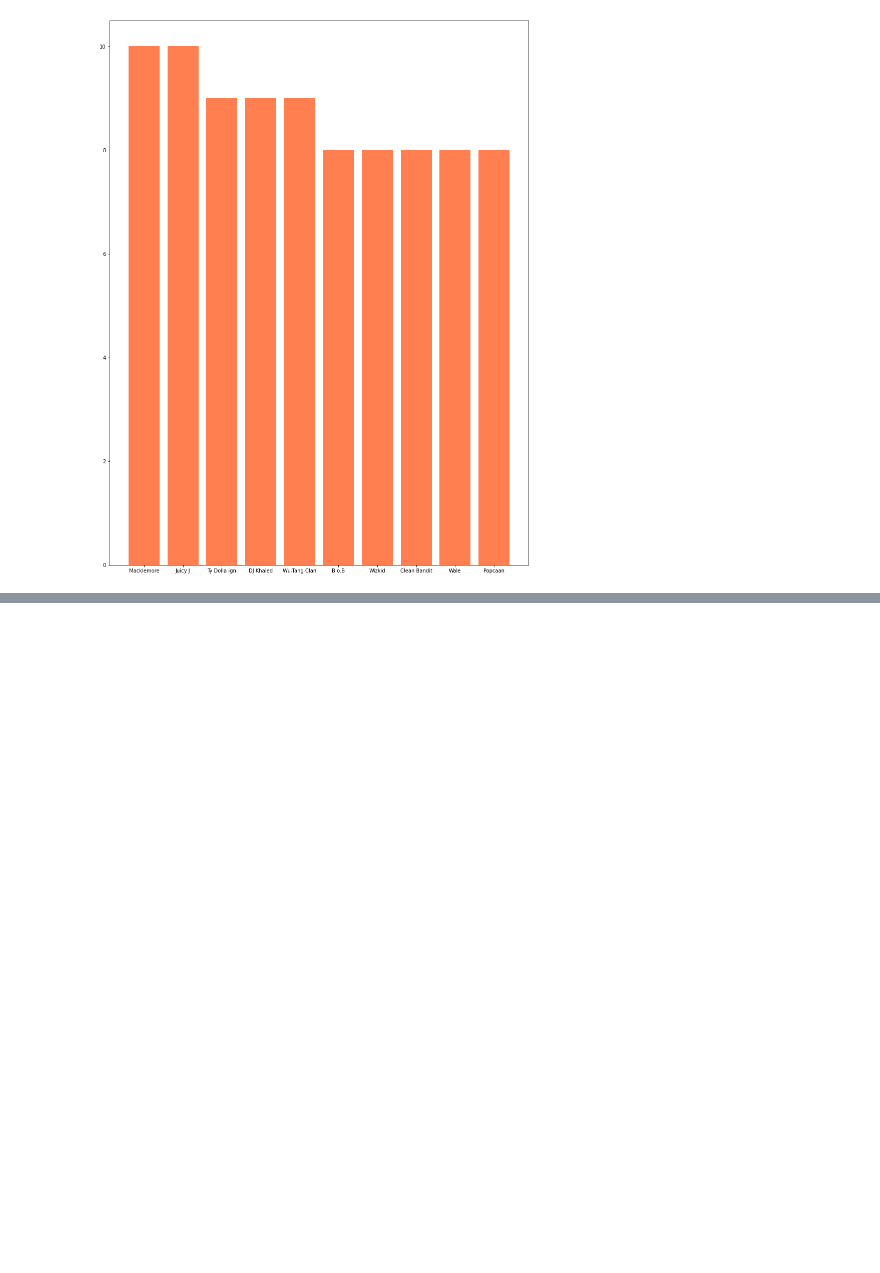
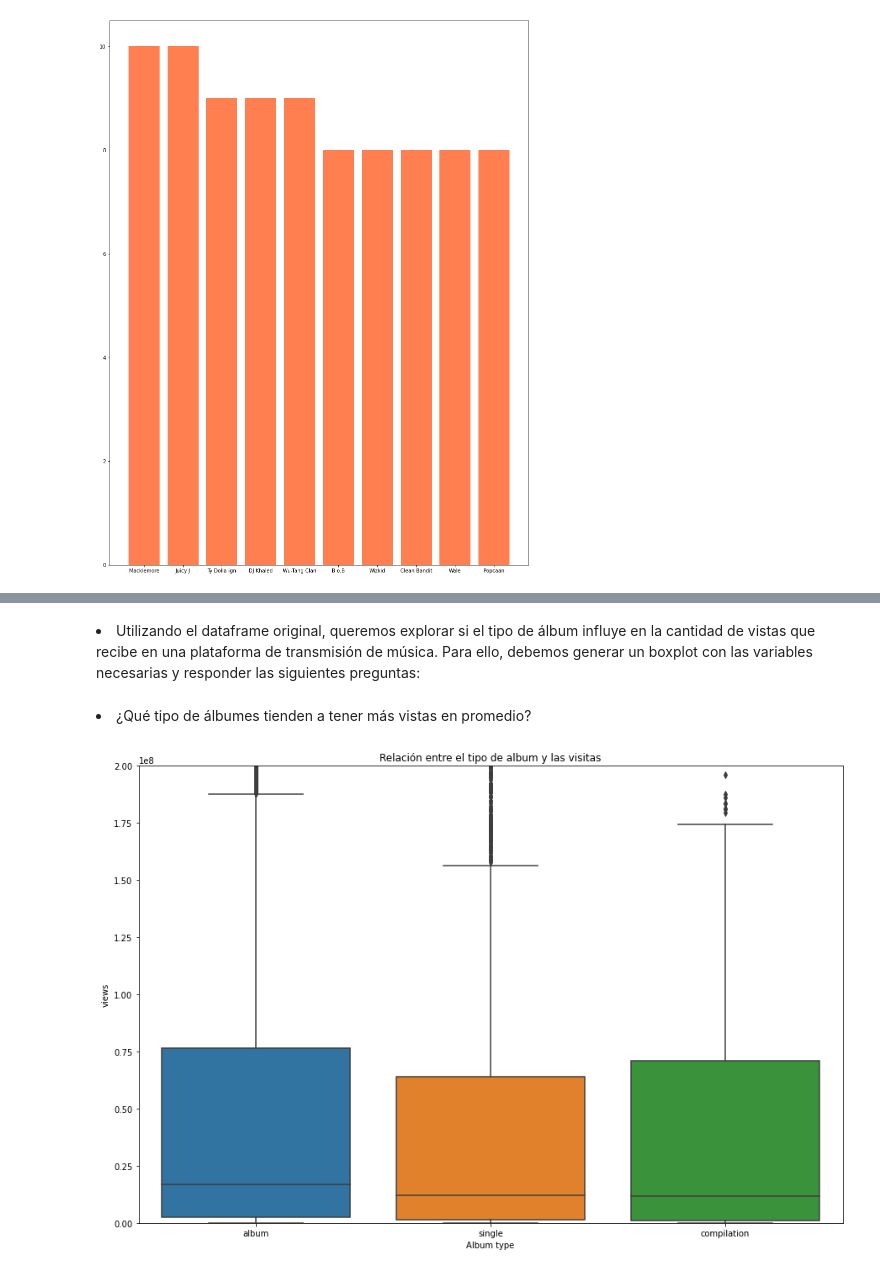
Before and after one commit to victoriasm13/DA-promoE-Mod2-Evaluacion-sprint1-Victoria, a Jupyter notebook: Análisis de datos/Visualización_EV.ipynb, the cells around one changed output, grey strips where cells are left out. Cells and saved outputs as stored; diff of their text form; code cells hidden in the pictures; blank space fills up the shorter version.

```diff
--- a/Análisis de datos/Visualización_EV.ipynb
+++ b/Análisis de datos/Visualización_EV.ipynb
@@ -125,0 +154,13 @@ plt.show()
+# %% [markdown]
+<li>Utilizando el dataframe original, queremos explorar si el tipo de álbum influye en la cantidad de vistas que recibe en una plataforma de transmisión de música. Para ello, debemos generar un boxplot con las variables necesarias y responder las siguientes preguntas:</li>
+# %% [markdown]
+<li>¿Qué tipo de álbumes tienden a tener más vistas en promedio?</li>
+# %%
+plt.figure(figsize=(15,10))
+fig = sns.boxplot(x="album_type", y = "views", data=df)
+fig.set(xlabel = "Album type", ylabel = "views")
+fig.set_title("Relación entre el tipo de album y las visitas")
+fig.set_ylim(0,2e8)
+plt.show()
+# %% [output]
+[figure, added]
```
Also changed, not shown: parts of 6 cells of this notebook.
